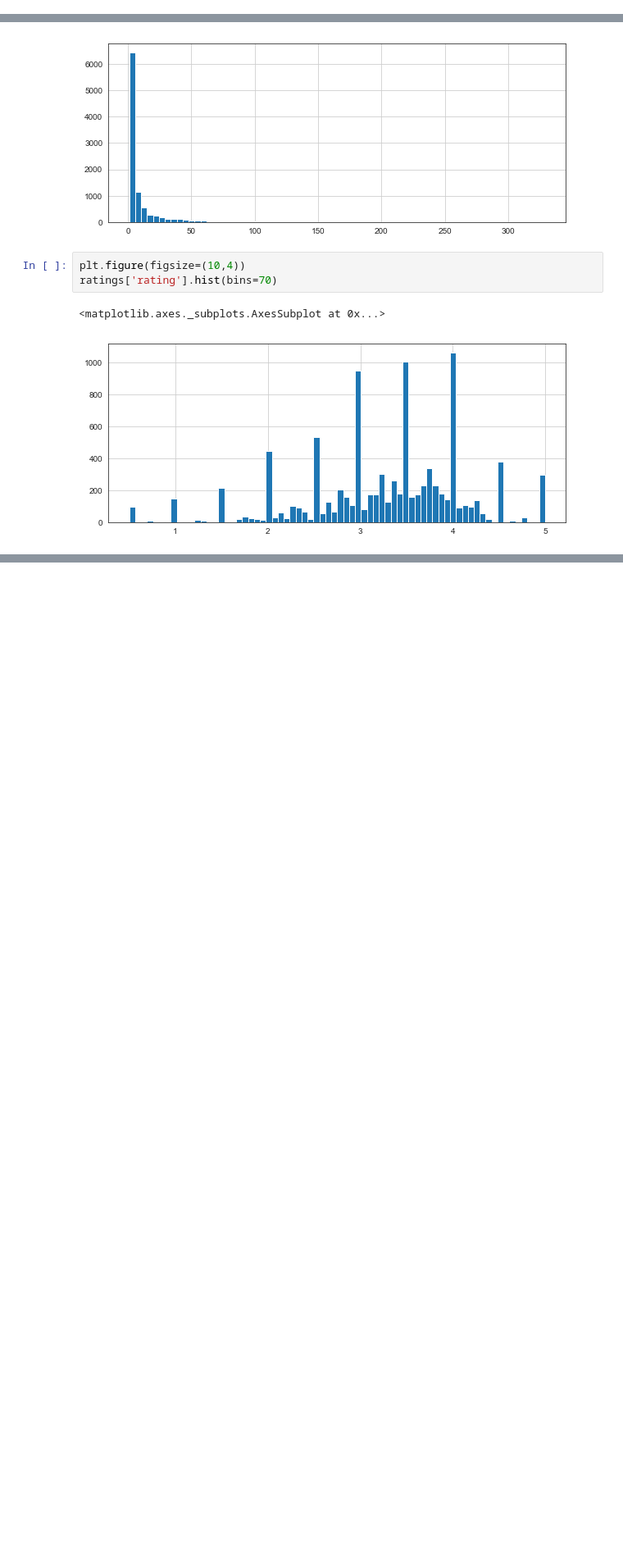
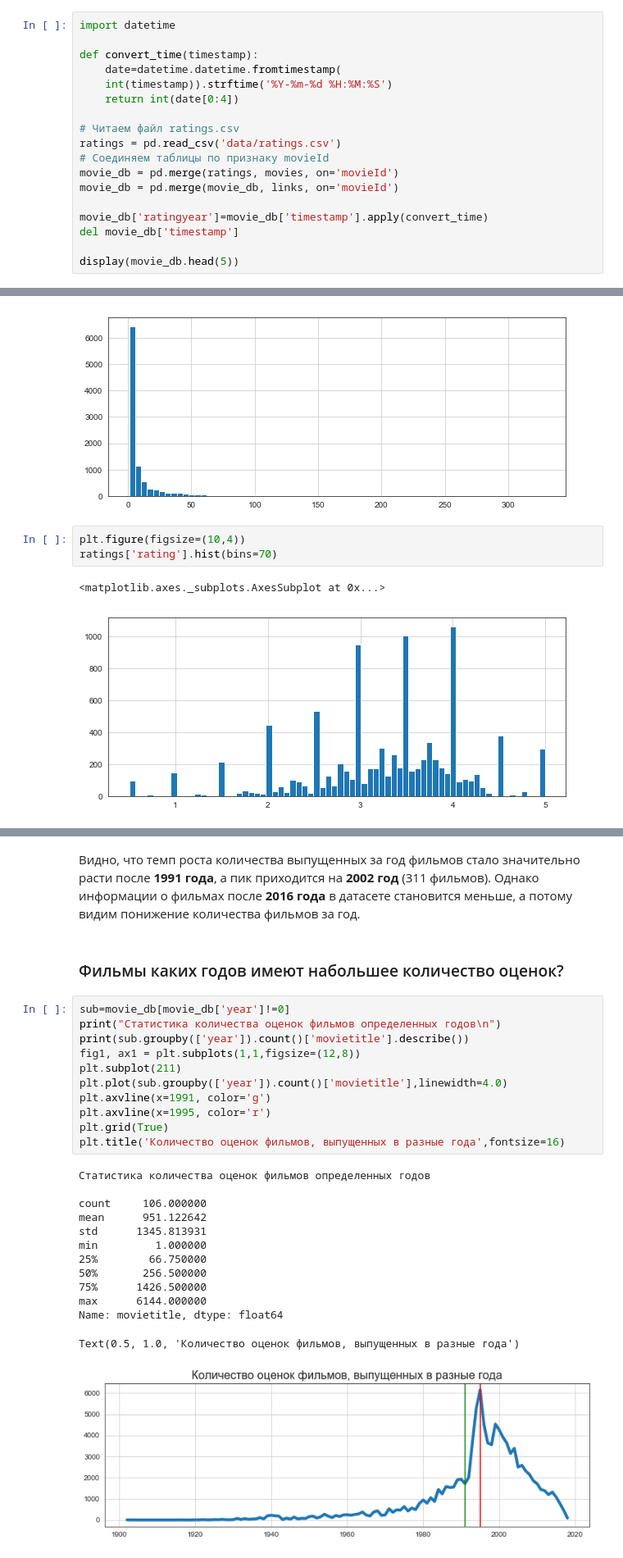
Before and after one commit to AlexanKartashov/RecommenderSystem, a Jupyter notebook: Lab_2. Recommender systems.ipynb, the cells around one changed output, grey strips where cells are left out. Shown at 82% size. Saved outputs shown, nothing was run; the diff lists cells and outputs as text; blank space fills up the shorter version.

```diff
--- a/Lab_2. Recommender systems.ipynb
+++ b/Lab_2. Recommender systems.ipynb
@@ -52,0 +137,18 @@ import pandas as pd
+# %%
+import datetime
+
+def convert_time(timestamp):
+    date=datetime.datetime.fromtimestamp(
+    int(timestamp)).strftime('%Y-%m-%d %H:%M:%S')
+    return int(date[0:4])
+
+# Читаем файл ratings.csv
+ratings = pd.read_csv('data/ratings.csv')
+# Соединяем таблицы по признаку movieId
+movie_db = pd.merge(ratings, movies, on='movieId')
+movie_db = pd.merge(movie_db, links, on='movieId')
+
+movie_db['ratingyear']=movie_db['timestamp'].apply(convert_time)
+del movie_db['timestamp']
+
+display(movie_db.head(5))
@@ -157,0 +316,29 @@ sns.jointplot(x='rating',y='num of ratings',data=ratings,alpha=0.5)
+# %% [markdown]
+Видно, что темп роста количества выпущенных за год фильмов стало значительно расти после **1991 года**, а пик приходится на **2002 год** (311 фильмов). Однако информации о фильмах после **2016 года** в датасете становится меньше, а потому видим понижение количества фильмов за год.
+# %% [markdown]
+### Фильмы каких годов имеют набольшее количество оценок?
+# %%
+sub=movie_db[movie_db['year']!=0]
+print("Статистика количества оценок фильмов определенных годов\n")
+print(sub.groupby(['year']).count()['movietitle'].describe())
+fig1, ax1 = plt.subplots(1,1,figsize=(12,8))
+plt.subplot(211)
+plt.plot(sub.groupby(['year']).count()['movietitle'],linewidth=4.0)
+plt.axvline(x=1991, color='g')
+plt.axvline(x=1995, color='r')
+plt.grid(True)
+plt.title('Количество оценок фильмов, выпущенных в разные года',fontsize=16)
+# %% [output]
+Статистика количества оценок фильмов определенных годов
+
+count     106.000000
+mean      951.122642
+std      1345.813931
+min         1.000000
+25%        66.750000
+50%       256.500000
+75%      1426.500000
+max      6144.000000
+Name: movietitle, dtype: float64
+Text(0.5, 1.0, 'Количество оценок фильмов, выпущенных в разные года')
+[figure, added]
```
Also changed, not shown: parts of 49 cells of this notebook, 2 other files.
